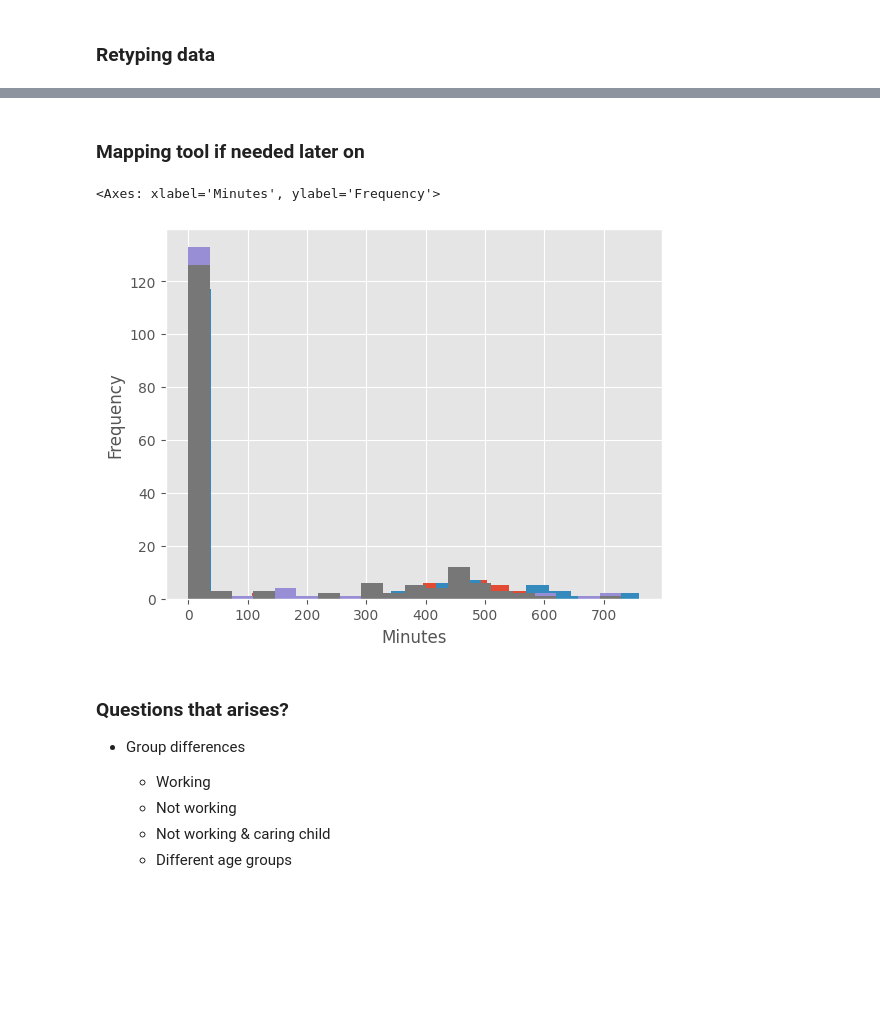
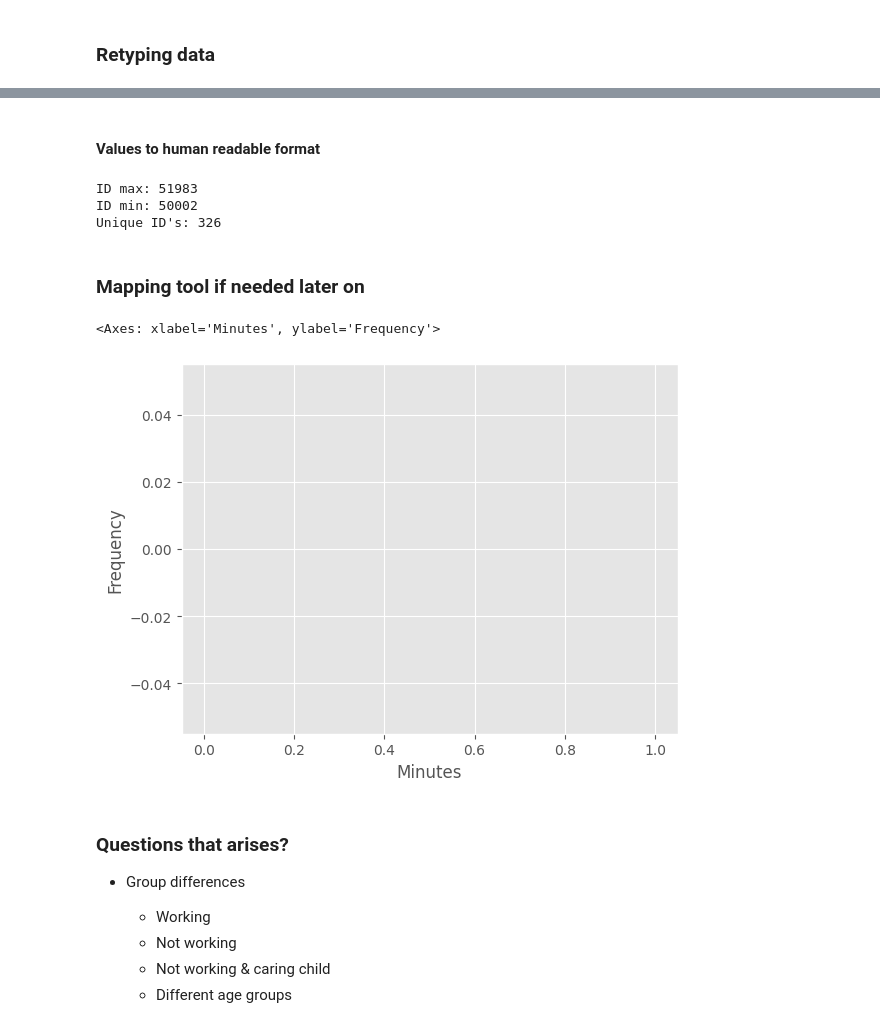
Before and after one commit to arttusamuel/statisical_data_analysis, a Jupyter notebook: stat-data-project/data-cleaning.ipynb, the cells around one changed output, grey strips where cells are left out. Cells and saved outputs as stored; diff of their text form; code cells hidden in the pictures; blank space fills up the shorter version.

```diff
--- a/stat-data-project/data-cleaning.ipynb
+++ b/stat-data-project/data-cleaning.ipynb
@@ -104,7 +105,7 @@ columns_to_keep = ['kohde',
                    'V5',
                    'H1a_A',
                    'H1b_A']
-df = df[columns_to_keep]
+df = df[columns_to_keep].copy()
 # df
 # %%
 # Renaming columns
@@ -314,0 +289,2 @@ time_df[(time_df != 0).any(axis=1)].plot.hist(bins=20, alpha=0.5)
+# %% [markdown]
+#### Values to human readable format
@@ -315,16 +307,29 @@ time_df[(time_df != 0).any(axis=1)].plot.hist(bins=20, alpha=0.5)
+# %%
+# Checking ID values for anomalies
+print('ID max:', df.household_id.max())
+print('ID min:', df.household_id.min())
+print("Unique ID's:", df.household_id.nunique())
+
+# Looks OK
+# Few household_ids are missing since we deleted some rows and did not re_index++# Time spent in activities
+# Check weekend and weekday separately
+# %% [output]
+ID max: 51983
+ID min: 50002
+Unique ID's: 326
 # %% [markdown]
 ### Mapping tool if needed later on
 # %%
 # Tool for mapping the values for better presentation
 
 map_day = {
-    1: 'Workday',
-    2: 'Weekend'
+    1: 'workday',
+    2: 'weekend'
 }
 
 map_sex = {
-    1: 'Male',
-    2: 'Female'
+    1: 'male',
+    2: 'female'
 }
 
 map_age = {
@@ -340,22 +345,22 @@ map_age = {
 }
 
 map_area = {
-    1: "City",
-    2: "Municipality",
-    3: "Rural"
+    1: "city",
+    2: "municipality",
+    3: "rural"
 }
 
 map_cinema = {
-    1: "Yes",
-    2: "No"
+    1: "yes",
+    2: "no"
 }
 
 map_theatre = {
-    1: "Yes",
-    2: "No"
+    1: "yes",
+    2: "no"
 }
 
-mappable_columns = ['Day_of_Week', 'Sex', 'Age_Group', 'Area', 'Visited_Cinema', 'Visited_Theatre']
+mappable_columns = ['day_of_week', 'sex', 'age_group', 'area', 'visited_cinema', 'visited_theatre']
 map_values = [map_day, map_sex, map_age, map_area, map_cinema, map_theatre]
 
 def df_mapper(df, mappable_columns, map_values):
@@ -368,18 +373,18 @@ df_copy = df.copy()
 df_mapped = df_mapper(df_copy, mappable_columns, map_values)
 # %%
 # If I want to see only males -> select Day_of_Week[Workday OR Weekday] AND Sex[Male OR Female]
-female_workday = df_mapped[(df_mapped['Day_of_Week'] == 'Workday') & (df_mapped['Sex'] == 'Female')].sort_values('Age_Group')
-female_weekend = df_mapped[(df_mapped['Day_of_Week'] == 'Weekend') & (df_mapped['Sex'] == 'Female')].sort_values('Age_Group')
-male_workday = df_mapped[(df_mapped['Day_of_Week'] == 'Workday') & (df_mapped['Sex'] == 'Male')].sort_values('Age_Group')
-male_weekend = df_mapped[(df_mapped['Day_of_Week'] == 'Weekend') & (df_mapped['Sex'] == 'Male')].sort_values('Age_Group')
+female_workday = df_mapped[(df_mapped['day_of_week'] == 'workday') & (df_mapped['sex'] == 'female')].sort_values('age_group')
+female_weekend = df_mapped[(df_mapped['day_of_week'] == 'weekend') & (df_mapped['sex'] == 'female')].sort_values('age_group')
+male_workday = df_mapped[(df_mapped['day_of_week'] == 'workday') & (df_mapped['sex'] == 'male')].sort_values('age_group')
+male_weekend = df_mapped[(df_mapped['day_of_week'] == 'weekend') & (df_mapped['sex'] == 'male')].sort_values('age_group')
 
-male_weekend['t_Working'].plot.hist(bins=20, xlabel='Minutes')
-male_workday['t_Working'].plot.hist(bins=20, xlabel='Minutes')
-female_weekend['t_Working'].plot.hist(bins=20, xlabel='Minutes')
-female_workday['t_Working'].plot.hist(bins=20, xlabel='Minutes')
+male_weekend['t_working'].plot.hist(bins=20, xlabel='Minutes')
+male_workday['t_working'].plot.hist(bins=20, xlabel='Minutes')
+female_weekend['t_working'].plot.hist(bins=20, xlabel='Minutes')
+female_workday['t_working'].plot.hist(bins=20, xlabel='Minutes')
 # %% [output]
 <Axes: xlabel='Minutes', ylabel='Frequency'>
-[figure, old version]
+[figure, new version]
 # %% [markdown]
 ### Questions that arises?
 
```
Also changed, not shown: parts of 47 cells of this notebook.
